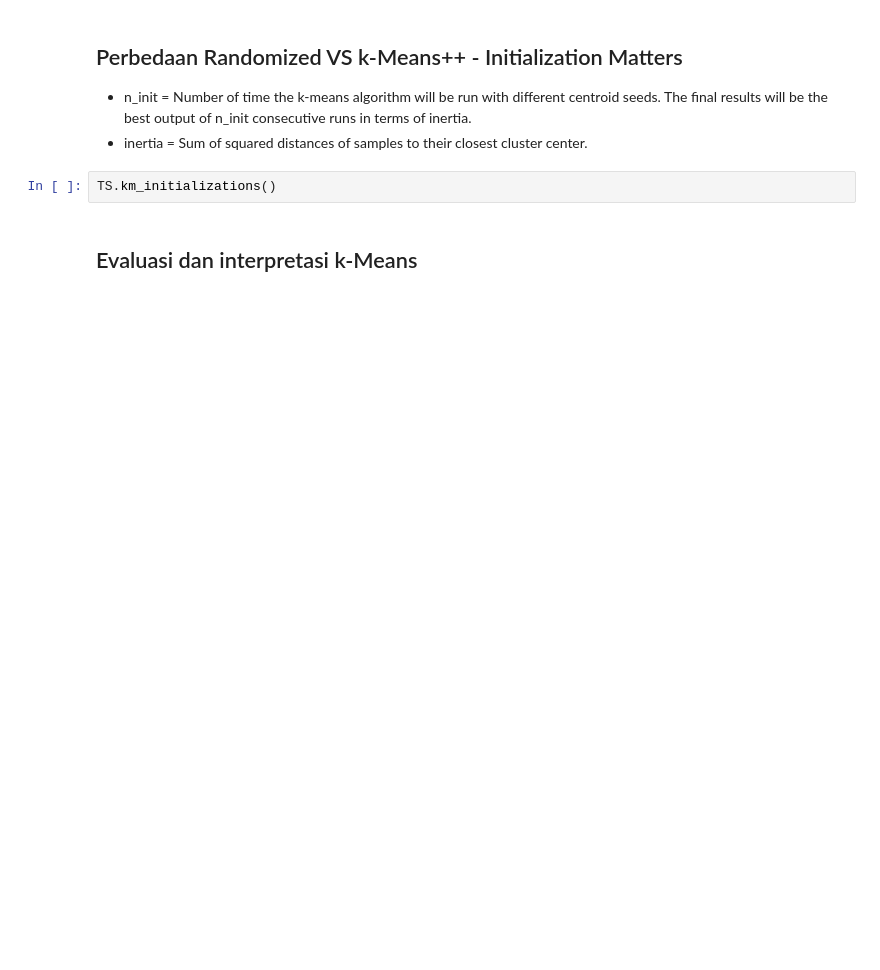
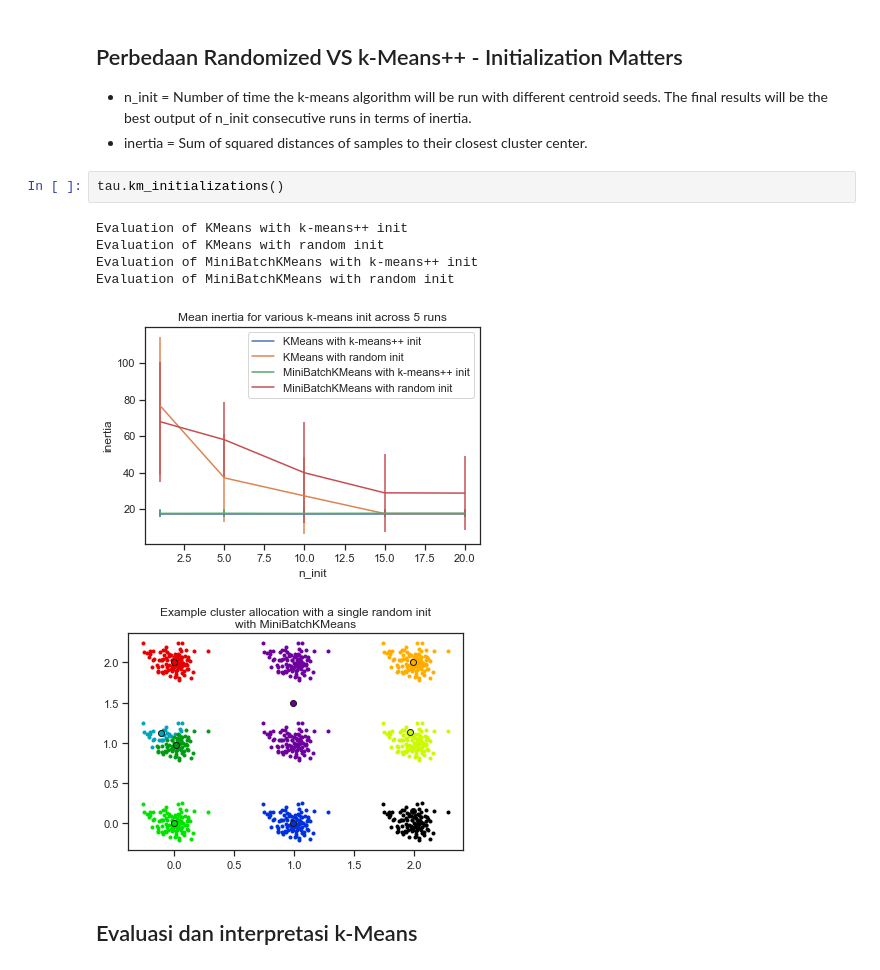
Before and after one commit to kafuu42/tau-data, a Jupyter notebook: unsup.ipynb, the cells around one changed output. Saved outputs shown, nothing was run; the diff lists cells and outputs as text; blank space fills up the shorter version.

```diff
--- a/unsup.ipynb
+++ b/unsup.ipynb
@@ -217,7 +261,14 @@ TS.km_vs_mbkm()
 * n_init = Number of time the k-means algorithm will be run with different centroid seeds. The final results will be the best output of n_init consecutive runs in terms of inertia.
 * inertia = Sum of squared distances of samples to their closest cluster center.
 # %%
-TS.km_initializations()
+tau.km_initializations()
+# %% [output]
+Evaluation of KMeans with k-means++ init
+Evaluation of KMeans with random init
+Evaluation of MiniBatchKMeans with k-means++ init
+Evaluation of MiniBatchKMeans with random init
+[figure, added]
+[figure, added]
 # %% [markdown]
 ## Evaluasi dan interpretasi k-Means
 # %% [markdown]
```
Also changed, not shown: parts of 18 cells of this notebook.
